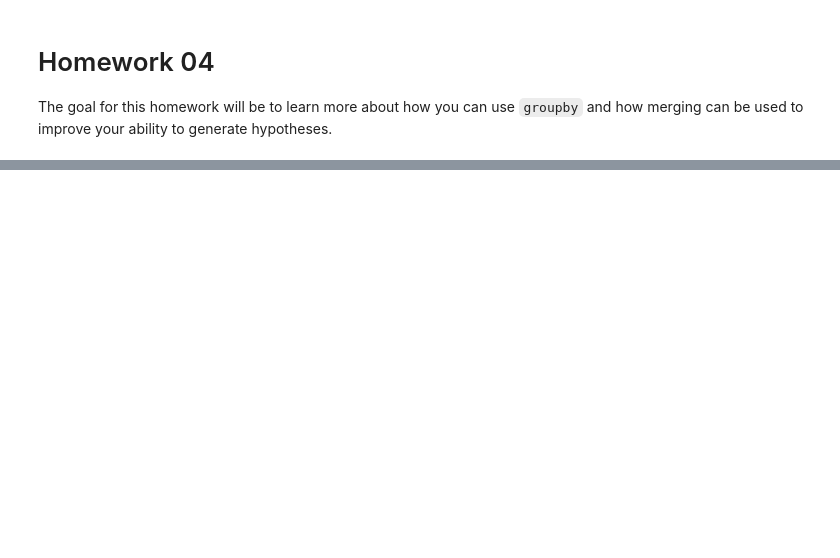
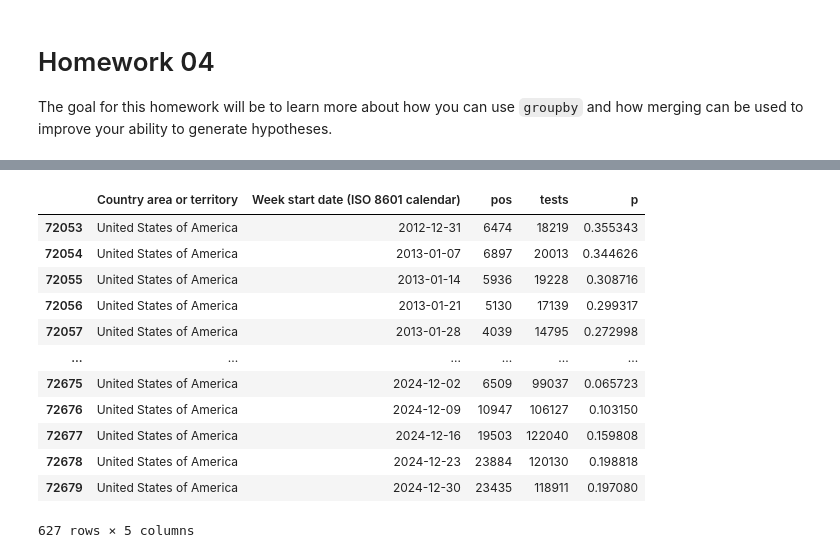
Before and after one commit to computationalUncertaintyLab/dexp_book, a Jupyter notebook: Homework04.ipynb, the cells around one changed output, grey strips where cells are left out. Saved outputs shown, nothing was run; the diff lists cells and outputs as text; code cells hidden in the pictures; blank space fills up the shorter version.

```diff
--- a/Homework04.ipynb
+++ b/Homework04.ipynb
@@ -48,0 +95,34 @@ plt.show()
+# %%
+
+aus = d_total.loc[ d_total["Country area or territory"] =="Australia",: ]
+aus
+
+us = d_total.loc[ d_total["Country area or territory"] =="United States of America",: ]
+us
+
+# sns.lineplot(x = "Week start date (ISO 8601 calendar)", hue="Hemisphere", y="p"
+#              ,data=d_total )
+# plt.show()
+
+# sns.lineplot(x = "Week start date (ISO 8601 calendar)", y="p"
+#              ,data=aus )
+
+# sns.lineplot(x = "Week start date (ISO 8601 calendar)", y="p"
+#              ,data=us )
+# plt.show()
+
+us
+# %% [output]
+|  | Country area or territory | Week start date (ISO 8601 calendar) | pos | tests | p |
+| 72053 | United States of America | 2012-12-31 | 6474 | 18219 | 0.355343 |
+| 72054 | United States of America | 2013-01-07 | 6897 | 20013 | 0.344626 |
+| 72055 | United States of America | 2013-01-14 | 5936 | 19228 | 0.308716 |
+| 72056 | United States of America | 2013-01-21 | 5130 | 17139 | 0.299317 |
+| 72057 | United States of America | 2013-01-28 | 4039 | 14795 | 0.272998 |
+| ... | ... | ... | ... | ... | ... |
+| 72675 | United States of America | 2024-12-02 | 6509 | 99037 | 0.065723 |
+| 72676 | United States of America | 2024-12-09 | 10947 | 106127 | 0.103150 |
+| 72677 | United States of America | 2024-12-16 | 19503 | 122040 | 0.159808 |
+| 72678 | United States of America | 2024-12-23 | 23884 | 120130 | 0.198818 |
+| 72679 | United States of America | 2024-12-30 | 23435 | 118911 | 0.197080 |
+627 rows × 5 columns
```
Also changed, not shown: parts of 11 cells of this notebook.
